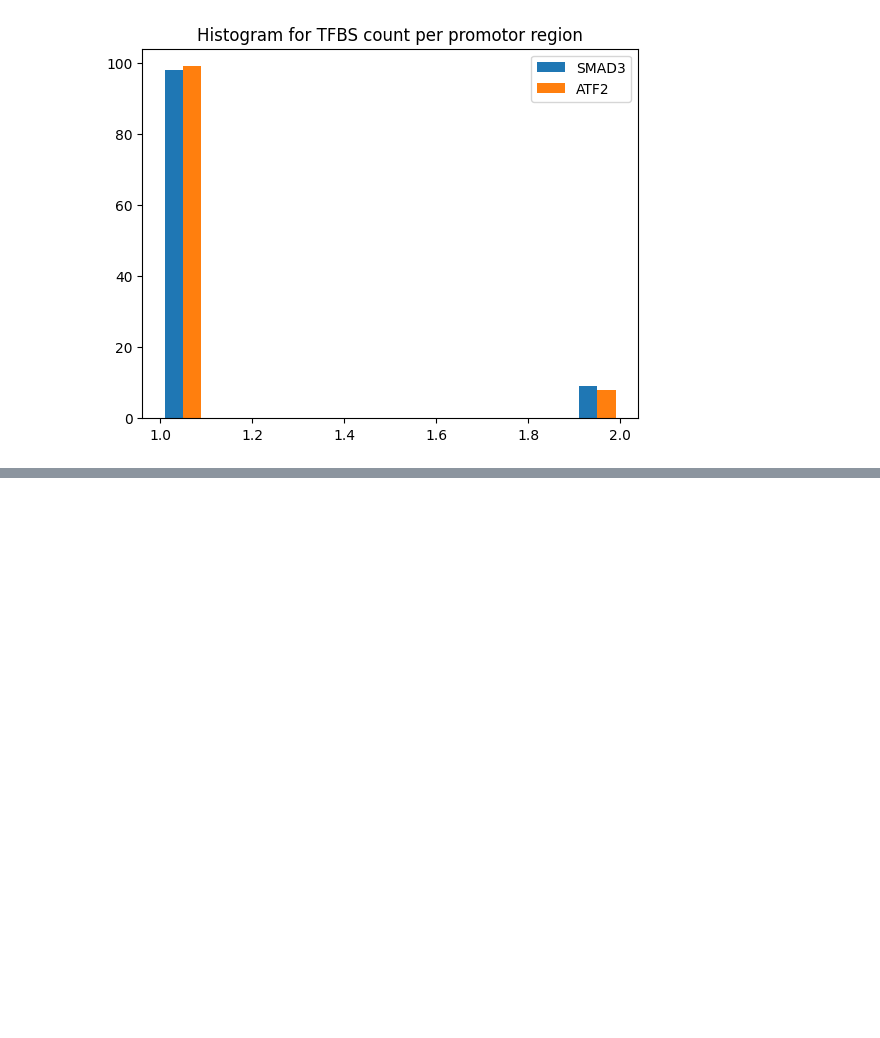
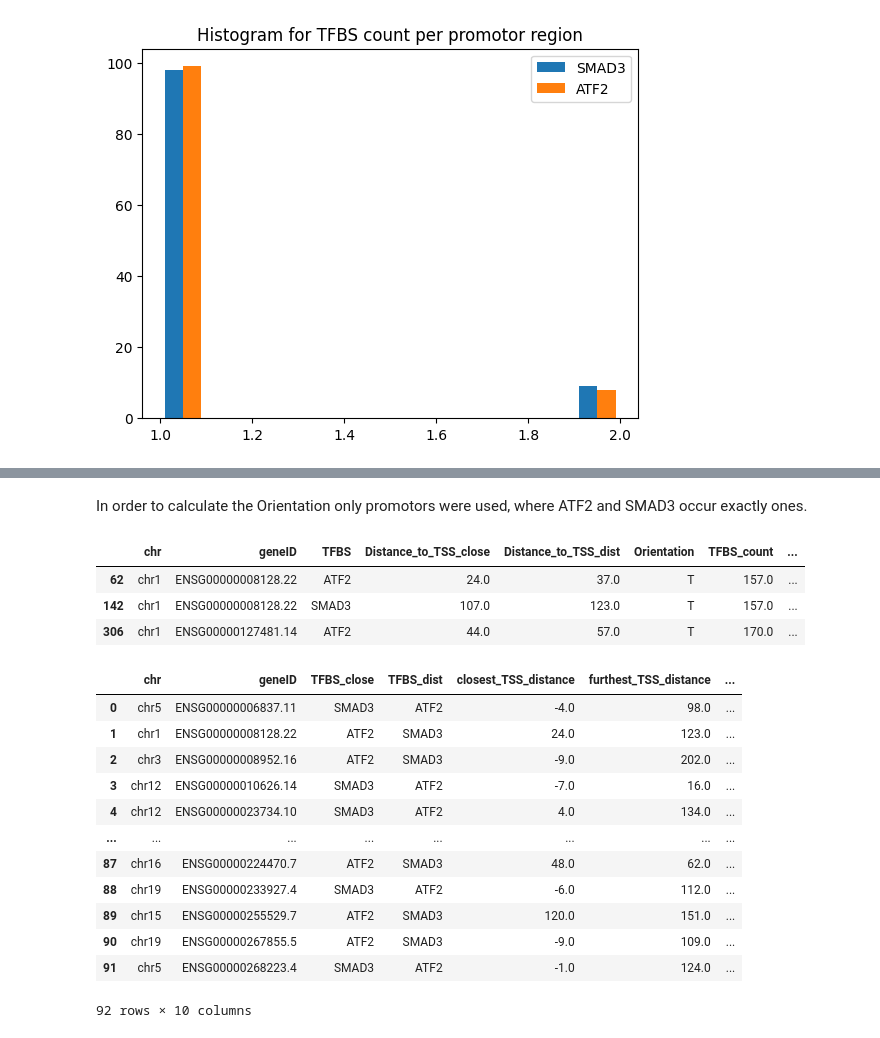
Before and after one commit to JulianMeigen/Bachelor, a Jupyter notebook: 4_Processing_TFBS_Combinations/TFBS_Combinations.ipynb, the cells around one changed output, grey strips where cells are left out. Cells and saved outputs as stored; diff of their text form; code cells hidden in the pictures; blank space fills up the shorter version.

```diff
--- a/4_Processing_TFBS_Combinations/TFBS_Combinations.ipynb
+++ b/4_Processing_TFBS_Combinations/TFBS_Combinations.ipynb
@@ -394,0 +432,10 @@ plt.show()
+# %% [markdown]
+In order to calculate the Orientation only promotors were used, where ATF2 and SMAD3 occur exactly ones.
+# %%
+no_homo_atf_smad_df = filter_homotypic(only_atf_smad, tfbs_lst)
+no_homo_atf_smad_df.head(3)
+# %% [output]
+|  | chr | geneID | TFBS | Distance_to_TSS_close | Distance_to_TSS_dist | Orientation | TFBS_count | ... |
+| 62 | chr1 | ENSG00000008128.22 | ATF2 | 24.0 | 37.0 | T | 157.0 | ... |
+| 142 | chr1 | ENSG00000008128.22 | SMAD3 | 107.0 | 123.0 | T | 157.0 | ... |
+| 306 | chr1 | ENSG00000127481.14 | ATF2 | 44.0 | 57.0 | T | 170.0 | ... |
@@ -394,0 +503,18 @@ plt.show()
+# %%
+test = get_orientation_and_order(no_homo_atf_smad_df)
+# %%
+test
+# %% [output]
+|  | chr | geneID | TFBS_close | TFBS_dist | closest_TSS_distance | furthest_TSS_distance | ... |
+| 0 | chr5 | ENSG00000006837.11 | SMAD3 | ATF2 | -4.0 | 98.0 | ... |
+| 1 | chr1 | ENSG00000008128.22 | ATF2 | SMAD3 | 24.0 | 123.0 | ... |
+| 2 | chr3 | ENSG00000008952.16 | ATF2 | SMAD3 | -9.0 | 202.0 | ... |
+| 3 | chr12 | ENSG00000010626.14 | SMAD3 | ATF2 | -7.0 | 16.0 | ... |
+| 4 | chr12 | ENSG00000023734.10 | SMAD3 | ATF2 | 4.0 | 134.0 | ... |
+| ... | ... | ... | ... | ... | ... | ... | ... |
+| 87 | chr16 | ENSG00000224470.7 | ATF2 | SMAD3 | 48.0 | 62.0 | ... |
+| 88 | chr19 | ENSG00000233927.4 | SMAD3 | ATF2 | -6.0 | 112.0 | ... |
+| 89 | chr15 | ENSG00000255529.7 | ATF2 | SMAD3 | 120.0 | 151.0 | ... |
+| 90 | chr19 | ENSG00000267855.5 | ATF2 | SMAD3 | -9.0 | 109.0 | ... |
+| 91 | chr5 | ENSG00000268223.4 | SMAD3 | ATF2 | -1.0 | 124.0 | ... |
+92 rows × 10 columns
```
Also changed, not shown: parts of 11 cells of this notebook, 1 other file.
